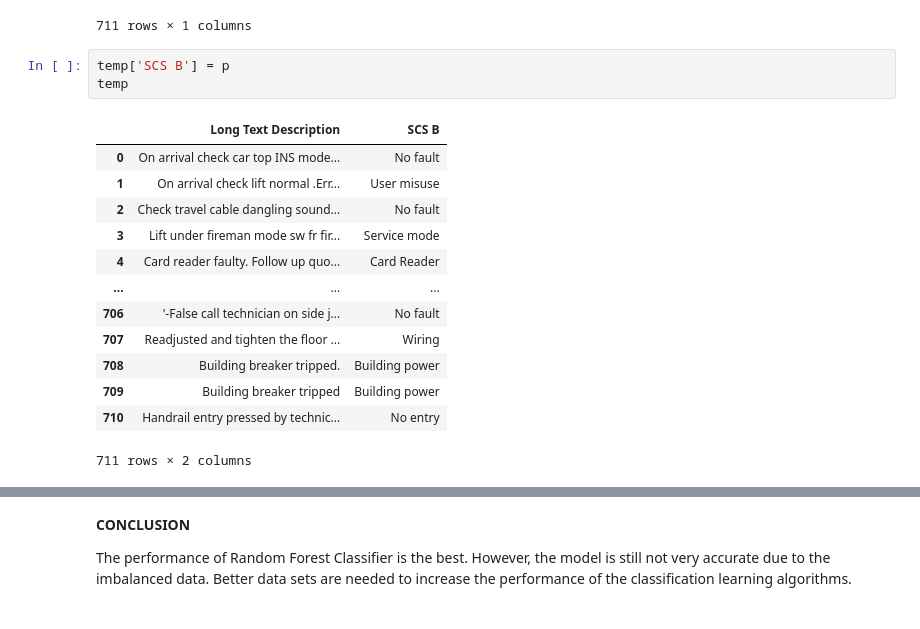
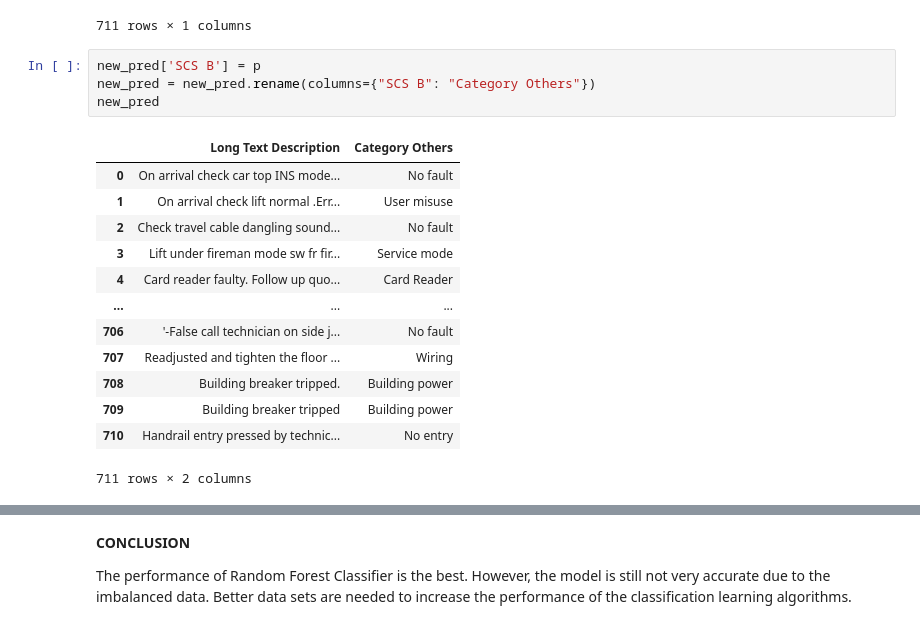
Before and after one commit to melvinps/Data-Analysis-Schindler-Lift-Singapore, a Jupyter notebook: Callback_Classification.ipynb, the cells around one changed output, grey strips where cells are left out. Drawn from its saved outputs; the diff is of its cells as text.

```diff
--- a/Callback_Classification.ipynb
+++ b/Callback_Classification.ipynb
@@ -383,20 +383,21 @@ p
 | 709 | Building power |
 | 710 | No entry |
 711 rows × 1 columns
-# %%
-temp['SCS B'] = p
-temp
-# %% [output]
-|  | Long Text Description | SCS B |
-| 0 | On arrival check car top INS mode... | No fault |
-| 1 | On arrival check lift normal .Err... | User misuse |
-| 2 | Check travel cable dangling sound... | No fault |
-| 3 | Lift under fireman mode sw fr fir... | Service mode |
-| 4 | Card reader faulty. Follow up quo... | Card Reader |
-| ... | ... | ... |
-| 706 | '-False call technician on side j... | No fault |
-| 707 | Readjusted and tighten the floor ... | Wiring |
-| 708 | Building breaker tripped. | Building power |
-| 709 | Building breaker tripped | Building power |
-| 710 | Handrail entry pressed by technic... | No entry |
-711 rows × 2 columns
+# %%
+new_pred['SCS B'] = p
+new_pred = new_pred.rename(columns={"SCS B": "Category Others"})
+new_pred
+# %% [output]
+|  | Long Text Description | Category Others |
+| 0 | On arrival check car top INS mode... | No fault |
+| 1 | On arrival check lift normal .Err... | User misuse |
+| 2 | Check travel cable dangling sound... | No fault |
+| 3 | Lift under fireman mode sw fr fir... | Service mode |
+| 4 | Card reader faulty. Follow up quo... | Card Reader |
+| ... | ... | ... |
+| 706 | '-False call technician on side j... | No fault |
+| 707 | Readjusted and tighten the floor ... | Wiring |
+| 708 | Building breaker tripped. | Building power |
+| 709 | Building breaker tripped | Building power |
+| 710 | Handrail entry pressed by technic... | No entry |
+711 rows × 2 columns
```
Also changed, not shown: parts of 4 cells of this notebook.
